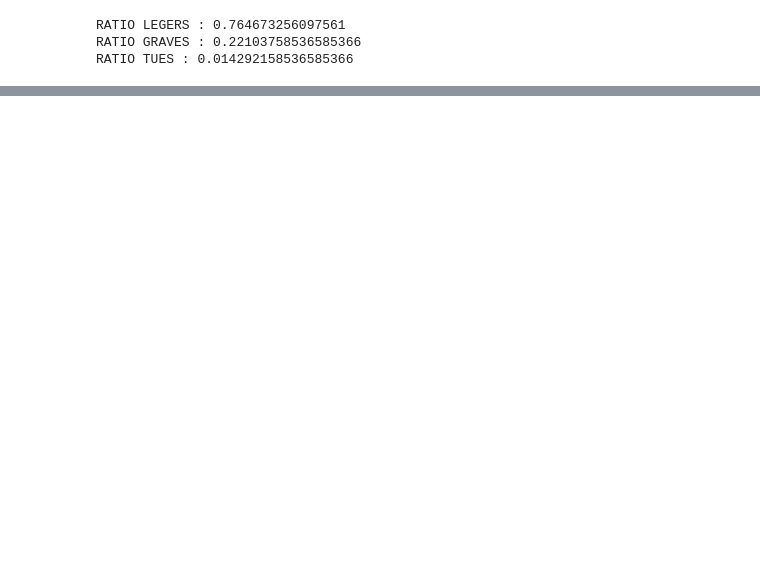
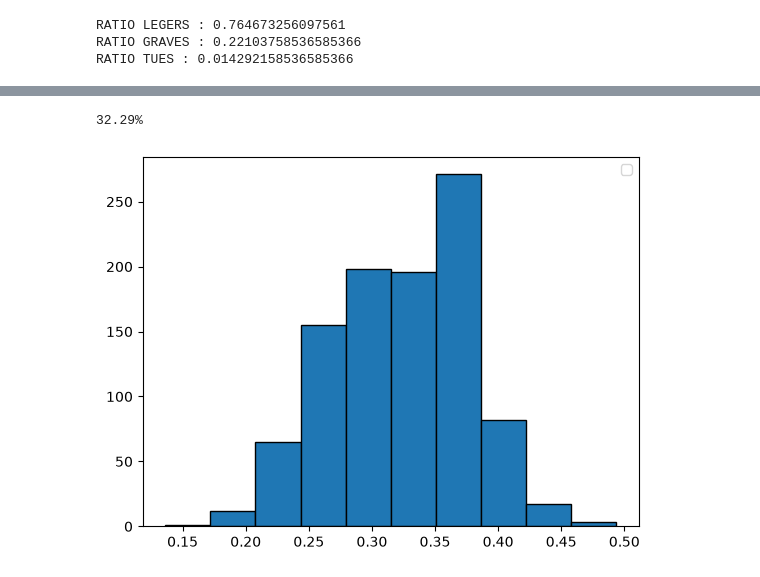
Before and after one commit to val-mon/sos-routier, a Jupyter notebook: classifier.ipynb, the cells around one changed output, grey strips where cells are left out. Cells and saved outputs as stored; diff of their text form; code cells hidden in the pictures; blank space fills up the shorter version.

```diff
--- a/classifier.ipynb
+++ b/classifier.ipynb
@@ -193,0 +196,24 @@ plt.show()
+# %%
+import numpy as np
+
+print("Total accidents by class")
+print("Tué: ", df_final['TUES'].sum())
+print("Grave: ", df_final['BLESSES_GR'].sum())
+print("Leger: ", df_final['BLESSES_LE'].sum(), "\n")
+
+#IT'S ORDERED BTW
+conditions = [
+    (df_final['TUES'] > 0),
+    (df_final['BLESSES_GR'] > 0),
+    (df_final['BLESSES_LE'] > 0)
+]
+
+choices = [3, 2, 1]
+
+#0 if no victime of any sort
+new_df = df_final.copy()
+new_df['VICTIME'] = np.select(conditions, choices, default=0)
+new_df.drop(columns=['TUES','BLESSES_GR','BLESSES_LE'], inplace=True)
+print(new_df['VICTIME'].value_counts())
+
+df_final.describe()
@@ -402,0 +516,8 @@ array([1, 0, 1, 2, 0])
+# %%
+plt.hist(accuracies, edgecolor='black', bins=10)
+print(f"{np.mean(accuracies) * 100:.2f}%")
+plt.legend()
+plt.show()
+# %% [output]
+32.29%
+[figure, added]
```
Also changed, not shown: parts of 13 cells of this notebook.
